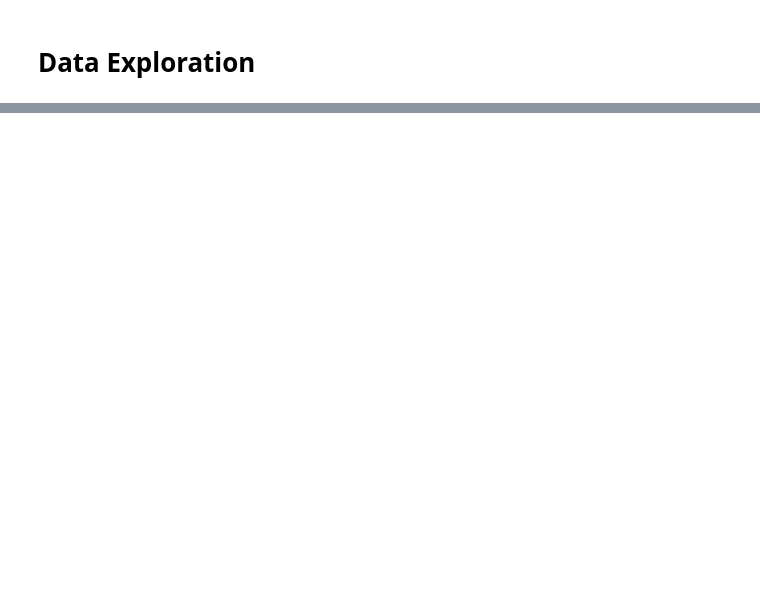
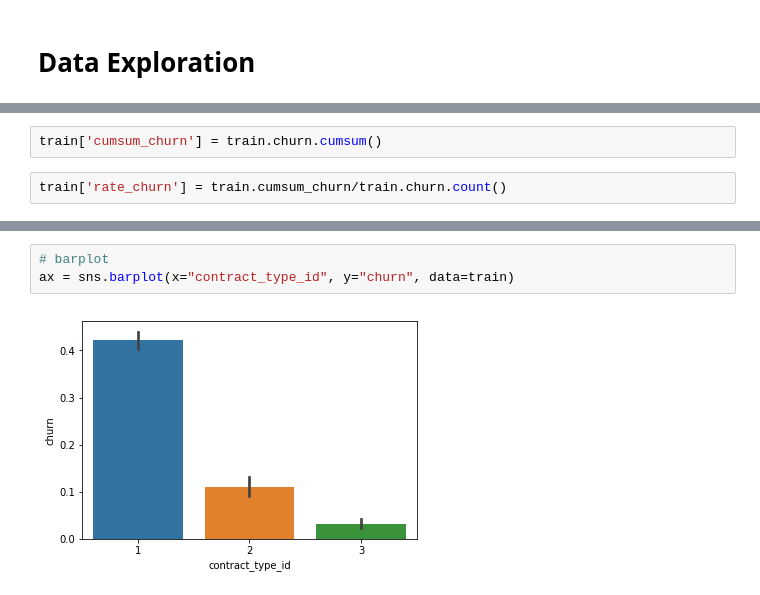
Before and after one commit to classification-project-steven-nicole/classification_project, a Jupyter notebook: classification_project-nicole.ipynb, the cells around one changed output, grey strips where cells are left out. Drawn from its saved outputs; the diff is of its cells as text; blank space fills up the shorter version.

```diff
--- a/classification_project-nicole.ipynb
+++ b/classification_project-nicole.ipynb
@@ -99,0 +154,4 @@ X_train
+# %%
+train['cumsum_churn'] = train.churn.cumsum()
+# %%
+train['rate_churn'] = train.cumsum_churn/train.churn.count()
@@ -99,0 +238,5 @@ X_train
+# %%
+# barplot
+ax = sns.barplot(x="contract_type_id", y="churn", data=train)
+# %% [output]
+[figure, added]
```
Also changed, not shown: parts of 39 cells of this notebook.
